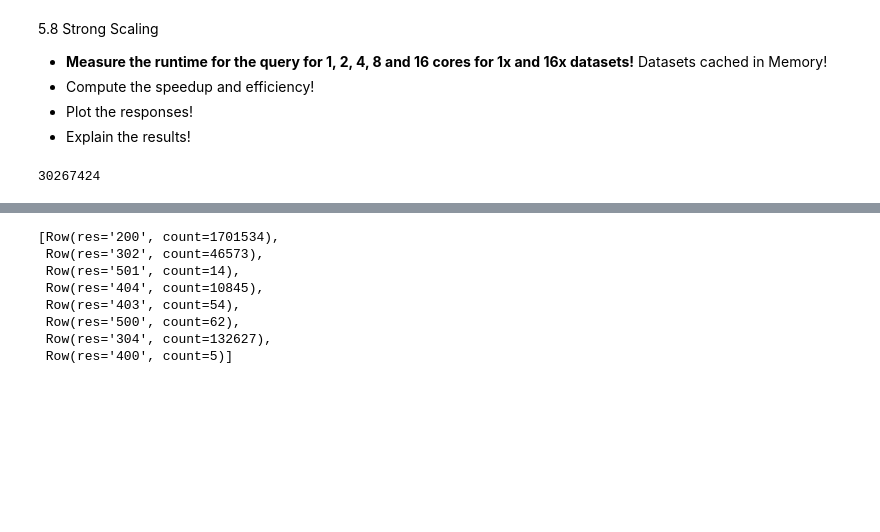
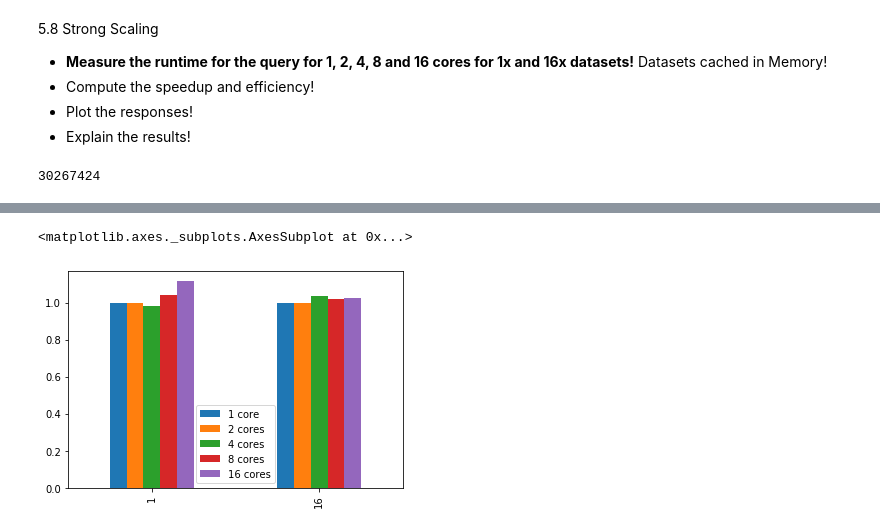
Before and after one commit to bgrt/exercise-students-2020, a Jupyter notebook: 05_SQL/05_SQL.ipynb, the cells around one changed output, grey strips where cells are left out. Drawn from its saved outputs; the diff is of its cells as text; code cells hidden in the pictures; blank space fills up the shorter version.

```diff
--- a/05_SQL/05_SQL.ipynb
+++ b/05_SQL/05_SQL.ipynb
@@ -442,11 +423,0 @@ SyntaxError: invalid syntax (<ipython-input-51-b2b7a17df75b>, line 1)
-# %%
-oversample_1.groupBy('res').count().collect()
-# %% [output]
-[Row(res='200', count=1701534),
- Row(res='302', count=46573),
- Row(res='501', count=14),
- Row(res='404', count=10845),
- Row(res='403', count=54),
- Row(res='500', count=62),
- Row(res='304', count=132627),
- Row(res='400', count=5)]
@@ -452,0 +426,2 @@ oversample_1.groupBy('res').count().collect()
+# %%
+speedup = np.array([[measures[k]['1 core']/measures[k][i]  for i in measures[k] ] for k in measures])
@@ -452,0 +430,5 @@ oversample_1.groupBy('res').count().collect()
+# %%
+pd.DataFrame(speedup, columns=["1 core", "2 cores", "4 cores", "8 cores", "16 cores"], index=[1,16]).plot.bar()
+# %% [output]
+<matplotlib.axes._subplots.AxesSubplot at 0x...>
+[figure, added]
```
Also changed, not shown: parts of 18 cells of this notebook, 1 other file.
